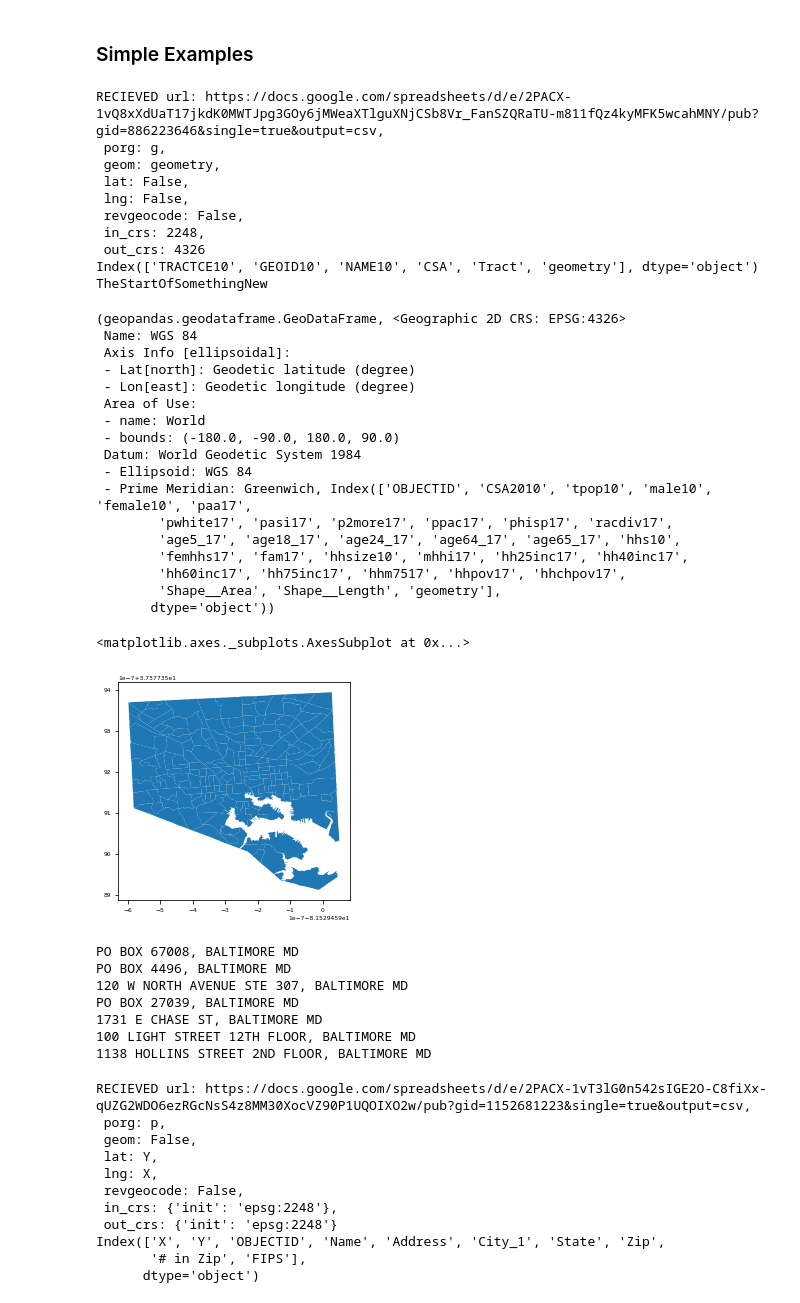
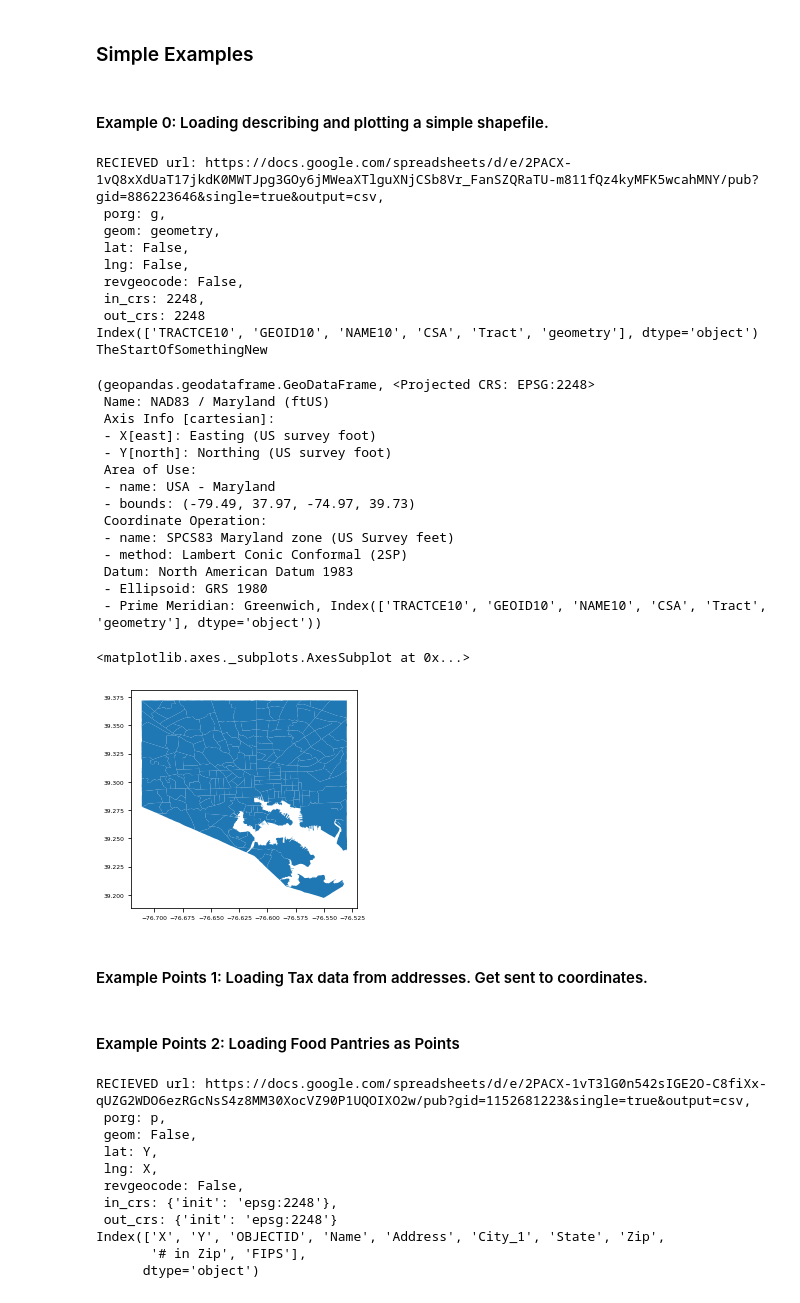
Before and after one commit to karpatic/dataplay, a Jupyter notebook: notebooks/03_Map_Basics_Intake_and_Operations.ipynb, the cells around one changed output. Cells and saved outputs as stored; diff of their text form; code cells hidden in the pictures.

Commit message:
Fixed up the index page again.

```diff
--- a/notebooks/03_Map_Basics_Intake_and_Operations.ipynb
+++ b/notebooks/03_Map_Basics_Intake_and_Operations.ipynb
@@ -1113,53 +1131,47 @@ def readInGeometryData(url=False, porg=False, geom=False, lat=False, lng=False,
 ## Example: Using the advanced Functions
 # %% [markdown]
 ### Simple  Examples
+# %% [markdown]
+#### Example 0: Loading describing and plotting a simple shapefile.
 # %%
 # Example 0: Loading describing and plotting a simple shapefile.
 url = 'https://docs.google.com/spreadsheets/d/e/2PACX-1vQ8xXdUaT17jkdK0MWTJpg3GOy6jMWeaXTlguXNjCSb8Vr_FanSZQRaTU-m811fQz4kyMFK5wcahMNY/pub?gid=886223646&single=true&output=csv'
-geom = readInGeometryData(url=url, geom='geometry', in_crs=2248, out_crs=4326)
+geom = readInGeometryData(url=url, geom='geometry', in_crs=2248, out_crs=2248)
 workWithGeometryData('summary', geom)
 geom.plot()
 # %% [output]
 RECIEVED url: https://docs.google.com/spreadsheets/d/e/2PACX-1vQ8xXdUaT17jkdK0MWTJpg3GOy6jMWeaXTlguXNjCSb8Vr_FanSZQRaTU-m811fQz4kyMFK5wcahMNY/pub?gid=886223646&single=true&output=csv,
  porg: g,
  geom: geometry,
  lat: False,
  lng: False,
  revgeocode: False,
  in_crs: 2248,
- out_crs: 4326
+ out_crs: 2248
 Index(['TRACTCE10', 'GEOID10', 'NAME10', 'CSA', 'Tract', 'geometry'], dtype='object')
 TheStartOfSomethingNew
-(geopandas.geodataframe.GeoDataFrame, <Geographic 2D CRS: EPSG:4326>
- Name: WGS 84
- Axis Info [ellipsoidal]:
- - Lat[north]: Geodetic latitude (degree)
- - Lon[east]: Geodetic longitude (degree)
+(geopandas.geodataframe.GeoDataFrame, <Projected CRS: EPSG:2248>
+ Name: NAD83 / Maryland (ftUS)
+ Axis Info [cartesian]:
+ - X[east]: Easting (US survey foot)
+ - Y[north]: Northing (US survey foot)
  Area of Use:
- - name: World
- - bounds: (-180.0, -90.0, 180.0, 90.0)
- Datum: World Geodetic System 1984
- - Ellipsoid: WGS 84
- - Prime Meridian: Greenwich, Index(['OBJECTID', 'CSA2010', 'tpop10', 'male10', 'female10', 'paa17',
-        'pwhite17', 'pasi17', 'p2more17', 'ppac17', 'phisp17', 'racdiv17',
-        'age5_17', 'age18_17', 'age24_17', 'age64_17', 'age65_17', 'hhs10',
-        'femhhs17', 'fam17', 'hhsize10', 'mhhi17', 'hh25inc17', 'hh40inc17',
-        'hh60inc17', 'hh75inc17', 'hhm7517', 'hhpov17', 'hhchpov17',
-        'Shape__Area', 'Shape__Length', 'geometry'],
-       dtype='object'))
+ - name: USA - Maryland
+ - bounds: (-79.49, 37.97, -74.97, 39.73)
+ Coordinate Operation:
+ - name: SPCS83 Maryland zone (US Survey feet)
+ - method: Lambert Conic Conformal (2SP)
+ Datum: North American Datum 1983
+ - Ellipsoid: GRS 1980
+ - Prime Meridian: Greenwich, Index(['TRACTCE10', 'GEOID10', 'NAME10', 'CSA', 'Tract', 'geometry'], dtype='object'))
 <matplotlib.axes._subplots.AxesSubplot at 0x...>
-[figure, old version]
+[figure, new version]
+# %% [markdown]
+#### Example Points 1: Loading Tax data from addresses. Get sent to coordinates.
 # %%
-# Example Points 1: Loading Tax data from addresses. Get sent to coordinates.
 url = 'https://docs.google.com/spreadsheets/d/e/2PACX-1vTMgdqWykZeIsMwCFllPuG1cd4gGDB6BUqaAOM0Lx9VGdCo2JJy9v_CR8ZaEDWO3Q/pub?gid=290715815&single=true&output=csv'
-points = readInGeometryData(url=url, revgeocode='y', lat='ADDRESS')
-workWithGeometryData('summary', points)
+# points = readInGeometryData(url=url, revgeocode='y', lat='STREET_')
+# workWithGeometryData('summary', points)
-# %% [output]
-PO BOX 67008, BALTIMORE MD
-PO BOX 4496, BALTIMORE MD
-120 W NORTH AVENUE STE 307, BALTIMORE MD
-PO BOX 27039, BALTIMORE MD
-1731 E CHASE ST, BALTIMORE MD
-100 LIGHT STREET 12TH FLOOR, BALTIMORE MD
-1138 HOLLINS STREET 2ND FLOOR, BALTIMORE MD
+# %% [markdown]
+#### Example Points 2: Loading Food Pantries as Points
 # %%
```
Also changed, not shown: parts of 31 cells of this notebook, 13 other files.
